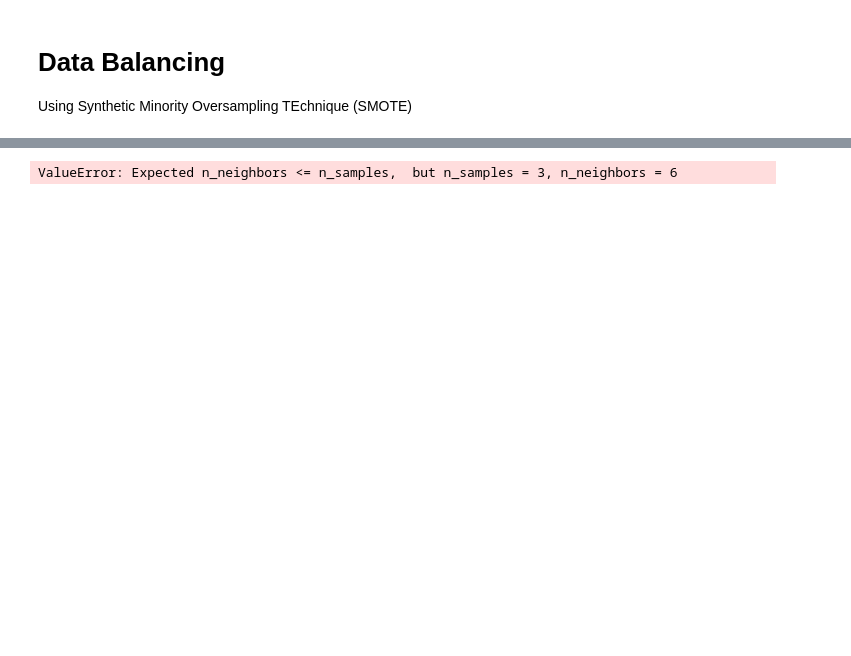
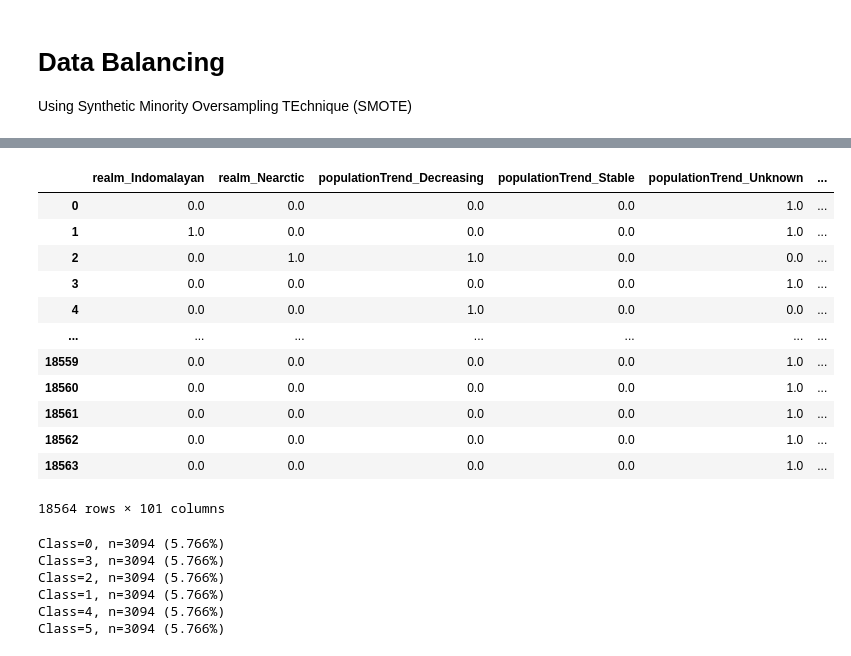
Before and after one commit to KristineNunez/HalamaNN, a Jupyter notebook: Preprocessing.ipynb, the cells around one changed output, grey strips where cells are left out. Cells and saved outputs as stored; diff of their text form; code cells hidden in the pictures; blank space fills up the shorter version.

```diff
--- a/Preprocessing.ipynb
+++ b/Preprocessing.ipynb
@@ -434,6 +444,30 @@ Class=6, n=2 (0.004%)
 # %%
 oversampler = SMOTE(k_neighbors=2)
-X_sm, y_sm = oversampling.fit_resample (X_train.drop("redlistCategory",1), X_train["redlistCategory"])
+X_sm, y_sm = oversampler.fit_resample (X_train.drop("redlistCategory",1), X_train["redlistCategory"])
 X_sm
 # %% [output]
+|  | realm_Indomalayan | realm_Nearctic | populationTrend_Decreasing | populationTrend_Stable | populationTrend_Unknown | ... |
+| 0 | 0.0 | 0.0 | 0.0 | 0.0 | 1.0 | ... |
+| 1 | 1.0 | 0.0 | 0.0 | 0.0 | 1.0 | ... |
+| 2 | 0.0 | 1.0 | 1.0 | 0.0 | 0.0 | ... |
+| 3 | 0.0 | 0.0 | 0.0 | 0.0 | 1.0 | ... |
+| 4 | 0.0 | 0.0 | 1.0 | 0.0 | 0.0 | ... |
+| ... | ... | ... | ... | ... | ... | ... |
+| 18559 | 0.0 | 0.0 | 0.0 | 0.0 | 1.0 | ... |
+| 18560 | 0.0 | 0.0 | 0.0 | 0.0 | 1.0 | ... |
+| 18561 | 0.0 | 0.0 | 0.0 | 0.0 | 1.0 | ... |
+| 18562 | 0.0 | 0.0 | 0.0 | 0.0 | 1.0 | ... |
+| 18563 | 0.0 | 0.0 | 0.0 | 0.0 | 1.0 | ... |
-ValueError: Expected n_neighbors <= n_samples,  but n_samples = 3, n_neighbors = 6
+18564 rows × 101 columns
+# %%
+counter = Counter(y_sm)
+for k,v in counter.items():
+	per = v / len(y) * 100
+	print('Class=%d, n=%d (%.3f%%)' % (k, v, per))
+# %% [output]
+Class=0, n=3094 (5.766%)
+Class=3, n=3094 (5.766%)
+Class=2, n=3094 (5.766%)
+Class=1, n=3094 (5.766%)
+Class=4, n=3094 (5.766%)
+Class=5, n=3094 (5.766%)
```
Also changed, not shown: parts of 5 cells of this notebook.
